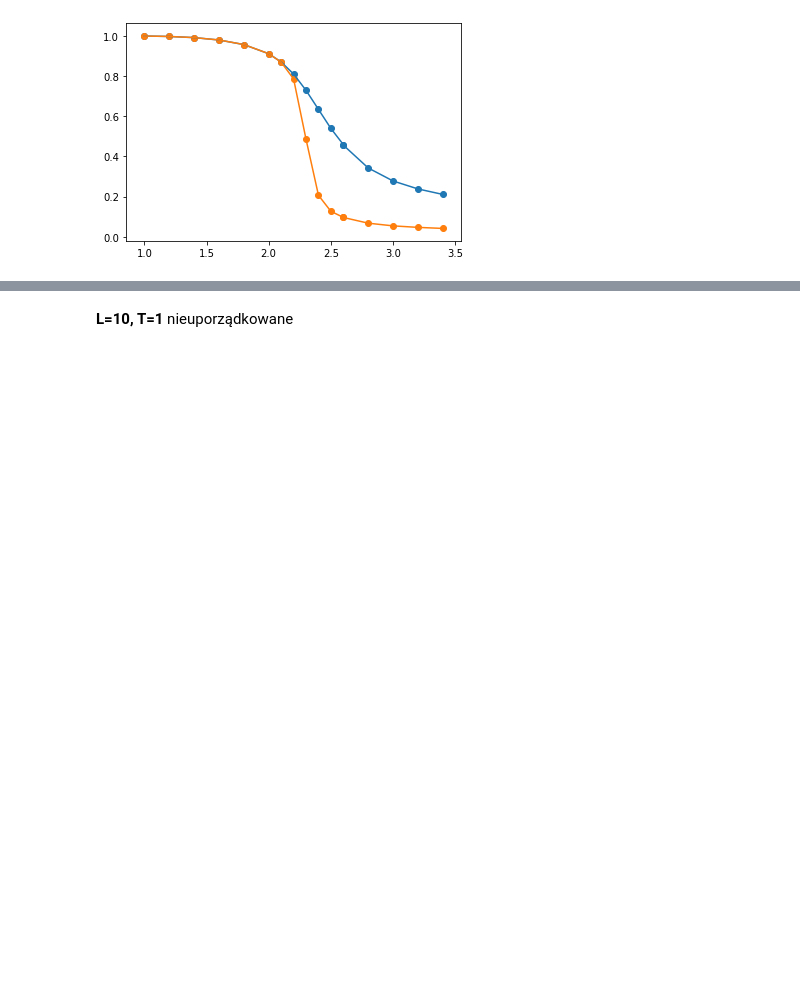
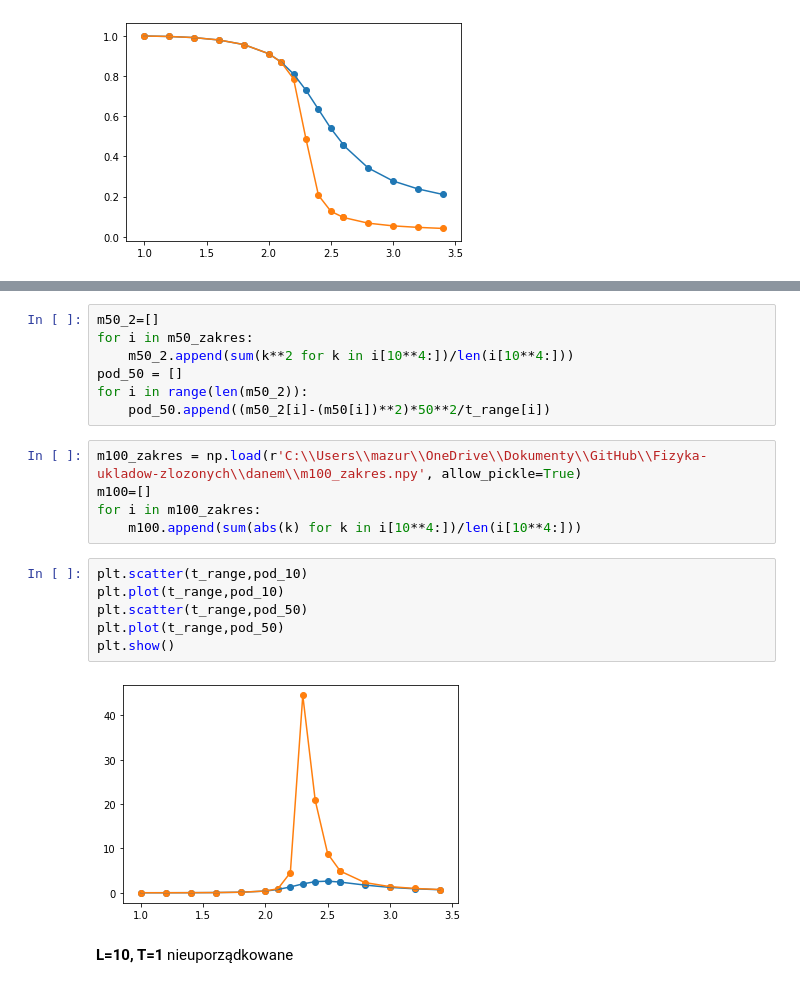
Before and after one commit to Swinkawkrawacie/Fizyka-ukladow-zlozonych, a Jupyter notebook: Generowanie_danych.ipynb, the cells around one changed output, grey strips where cells are left out. Saved outputs shown, nothing was run; the diff lists cells and outputs as text; blank space fills up the shorter version.

```diff
--- a/Generowanie_danych.ipynb
+++ b/Generowanie_danych.ipynb
@@ -278,3 +293,23 @@ plt.show()
+# %%
+m50_2=[]
+for i in m50_zakres:
+    m50_2.append(sum(k**2 for k in i[10**4:])/len(i[10**4:]))
+pod_50 = []
+for i in range(len(m50_2)):
+    pod_50.append((m50_2[i]-(m50[i])**2)*50**2/t_range[i])
+# %%
+m100_zakres = np.load(r'C:\\Users\\mazur\\OneDrive\\Dokumenty\\GitHub\\Fizyka-ukladow-zlozonych\\danem\\m100_zakres.npy', allow_pickle=True)
+m100=[]
+for i in m100_zakres:
+    m100.append(sum(abs(k) for k in i[10**4:])/len(i[10**4:]))
+# %%
+plt.scatter(t_range,pod_10)
+plt.plot(t_range,pod_10)
+plt.scatter(t_range,pod_50)
+plt.plot(t_range,pod_50)
+plt.show()
+# %% [output]
+[figure, added]
 # %% [markdown]
 **L=10, T=1** nieuporządkowane
 # %%
```
Also changed, not shown: parts of 3 cells of this notebook.
